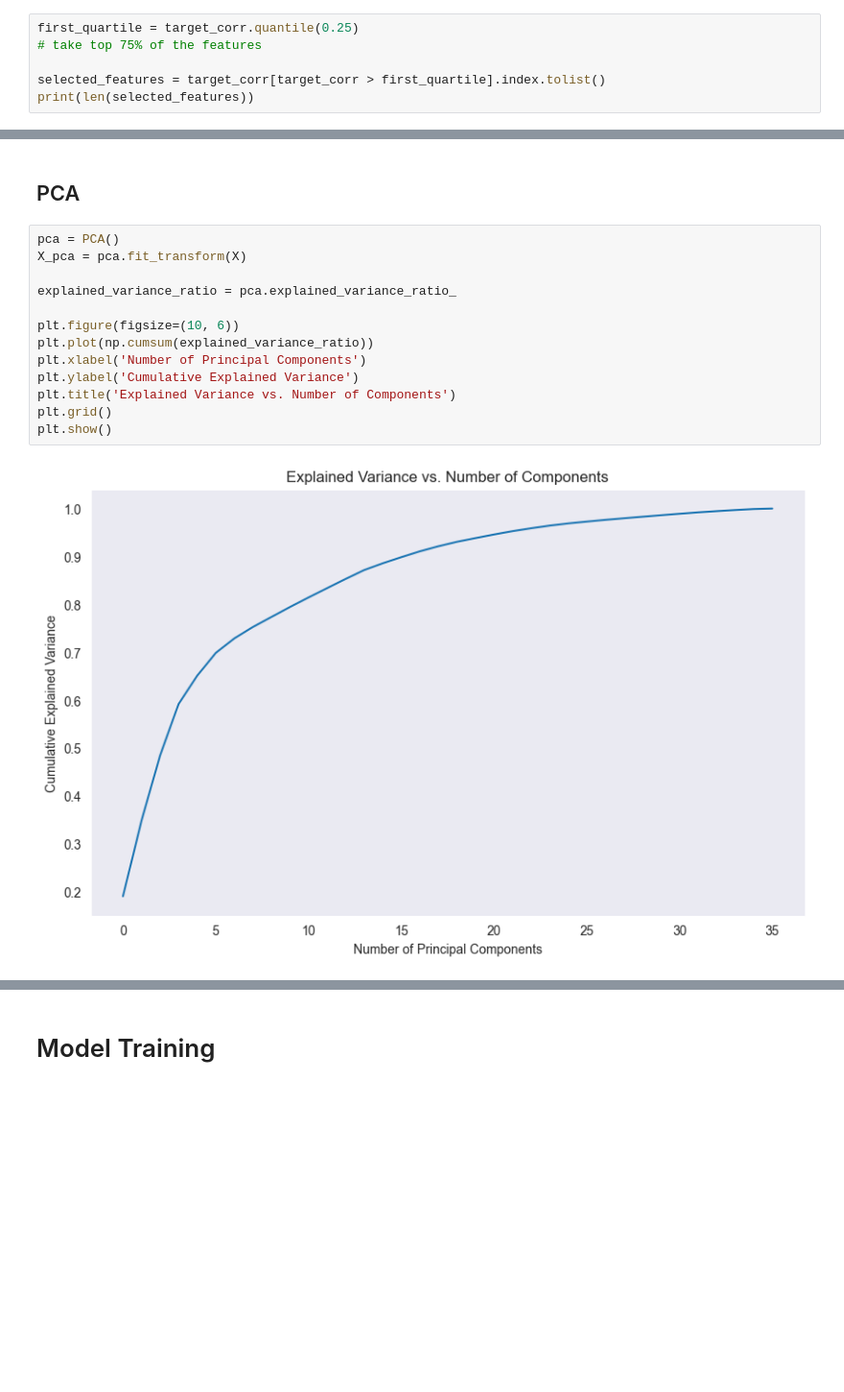
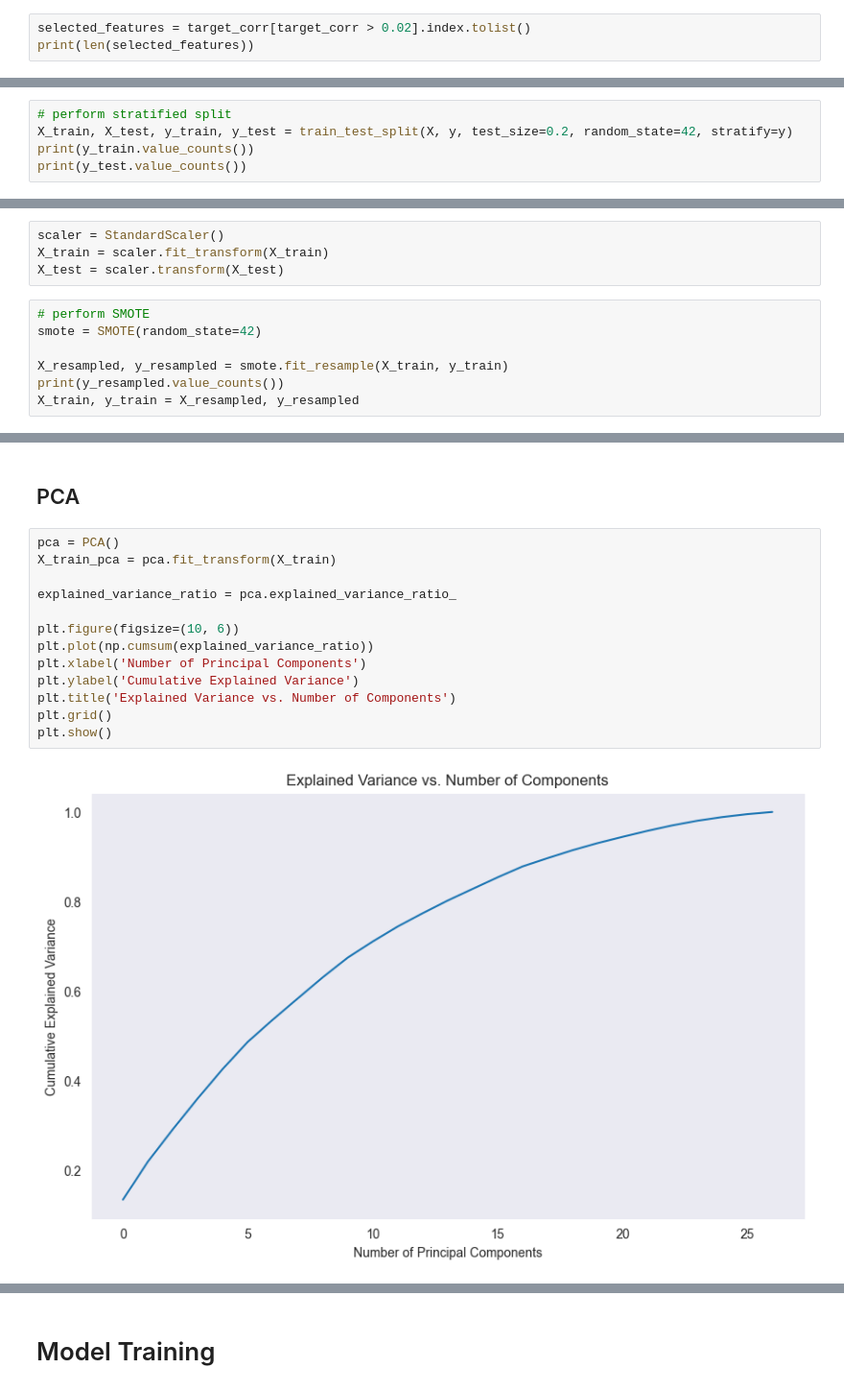
Before and after one commit to iamsims/ml-project, a Jupyter notebook: main.ipynb, the cells around one changed output, grey strips where cells are left out. Shown at 96% size. Drawn from its saved outputs; the diff is of its cells as text; blank space fills up the shorter version.

Commit message:
Perform split before PCA and resampling

```diff
--- a/main.ipynb
+++ b/main.ipynb
@@ -232,8 +223,5 @@ max       0.462908
 Name: y_yes, dtype: float64
 # %%
-first_quartile = target_corr.quantile(0.25)
-# take top 75% of the features
-
-selected_features = target_corr[target_corr > first_quartile].index.tolist()
+selected_features = target_corr[target_corr > 0.02].index.tolist()
 print(len(selected_features))
 # %% [output]
@@ -268,2 +251,7 @@ X_selected
 # %%
 X, y = X_selected, df['y_yes']
+# %%
+# perform stratified split
+X_train, X_test, y_train, y_test = train_test_split(X, y, test_size=0.2, random_state=42, stratify=y)
+print(y_train.value_counts())
+print(y_test.value_counts())
@@ -269,0 +273,11 @@ X, y = X_selected, df['y_yes']
+# %%
+scaler = StandardScaler()
+X_train = scaler.fit_transform(X_train)
+X_test = scaler.transform(X_test)
+# %%
+# perform SMOTE
+smote = SMOTE(random_state=42)
+
+X_resampled, y_resampled = smote.fit_resample(X_train, y_train)
+print(y_resampled.value_counts())
+X_train, y_train = X_resampled, y_resampled
@@ -271,16 +290,16 @@ X, y = X_selected, df['y_yes']
 ## PCA
 # %%
 pca = PCA()
-X_pca = pca.fit_transform(X)
+X_train_pca = pca.fit_transform(X_train)
 
 explained_variance_ratio = pca.explained_variance_ratio_
 
 plt.figure(figsize=(10, 6))
 plt.plot(np.cumsum(explained_variance_ratio))
 plt.xlabel('Number of Principal Components')
 plt.ylabel('Cumulative Explained Variance')
 plt.title('Explained Variance vs. Number of Components')
 plt.grid()
 plt.show()
 # %% [output]
-[figure, old version]
+[figure, new version]
```
Also changed, not shown: parts of 38 cells of this notebook, 6 other files.
